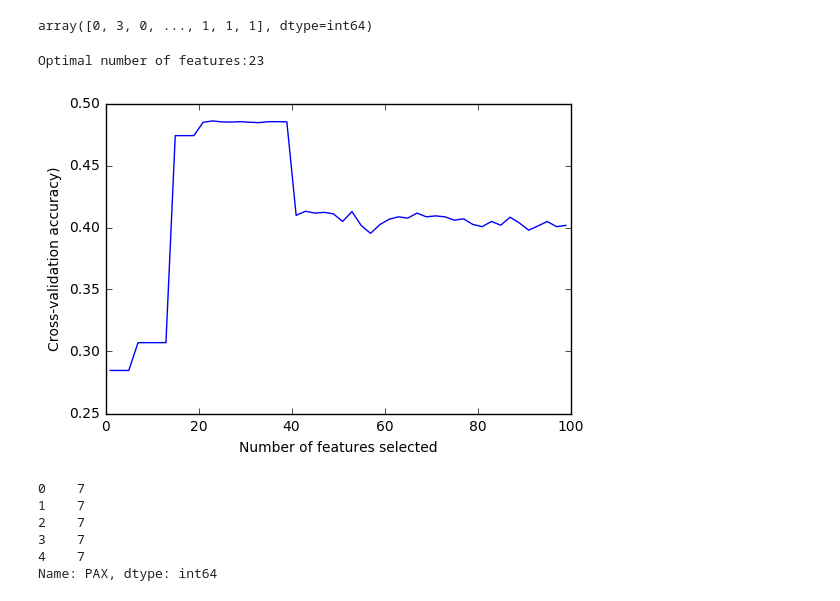
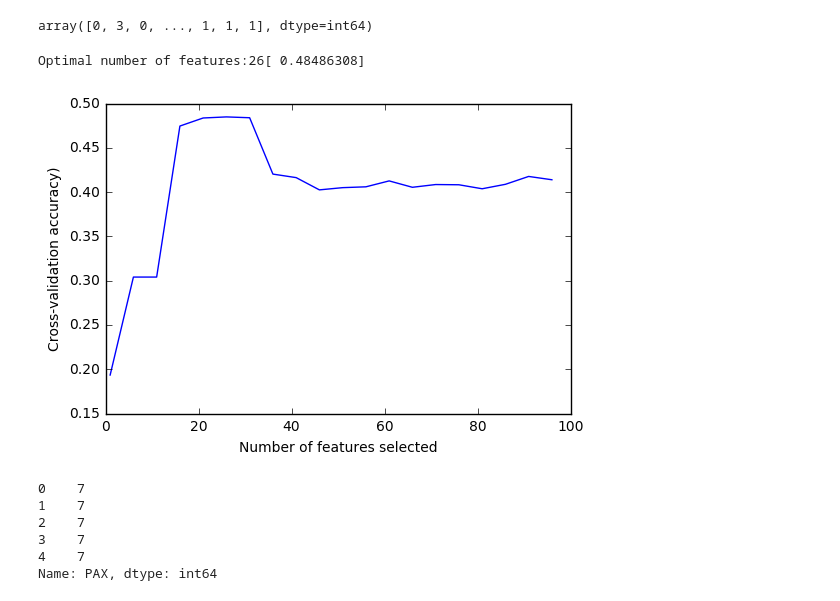
Before and after one commit to gusandbud/Data-mining, a Jupyter notebook: Untitled.ipynb, the cells around one changed output. Cells and saved outputs as stored; diff of their text form; code cells hidden in the pictures.

Commit message:
Decision Trees look futile.Need to explore Hyper-Parameters

```diff
--- a/Untitled.ipynb
+++ b/Untitled.ipynb
@@ -185,33 +215,34 @@ y_pred
 # %% [output]
 array([0, 3, 0, ..., 1, 1, 1], dtype=int64)
 # %%
-from sklearn import cross_validation,feature_selection,tree
-percentiles = range(1, 100, 2)
+from sklearn import cross_validation,feature_selection,tree,ensemble
+percentiles = range(1, 100, 5)
 results = []
-for i in range(1,100,2):
+for i in range(1, 100, 5):
     fs = feature_selection.SelectPercentile(
         feature_selection.chi2, percentile=i
     )
     X_train_fs = fs.fit_transform(df1_train, df2_train)
-    dt = tree.DecisionTreeClassifier(criterion='entropy')
+    dt = tree.DecisionTreeClassifier(criterion='entropy',max_features=None)
     dt = dt.fit(df1_train,df2_train)
+
     from sklearn import metrics
     scores = cross_validation.cross_val_score(dt, X_train_fs,
-                                              df2_train, cv=5)
+                                              df2_train,scoring = "f1_weighted" , cv=10)
     results = np.append(results, scores.mean())
 optimal_percentil = np.where(results == results.max())[0]
-print "Optimal number of features:{0}".format(
-                   percentiles[optimal_percentil]), "\n"
+print "Optimal number of features:{0}{1}".format(
+                   percentiles[optimal_percentil],results[optimal_percentil] ), "\n"
 # Plot number of features VS. cross-validation scores
 import pylab as pl
 pl.figure()
 pl.xlabel("Number of features selected")
 pl.ylabel("Cross-validation accuracy)")
 pl.plot(percentiles, results)
 pl.show()
 # %% [output]
-Optimal number of features:23
+Optimal number of features:26[ 0.48486308]
-[figure, old version]
+[figure, new version]
 # %%
 t.head()
 # %% [output]
```
Also changed, not shown: parts of 5 cells of this notebook, 1 other file.
